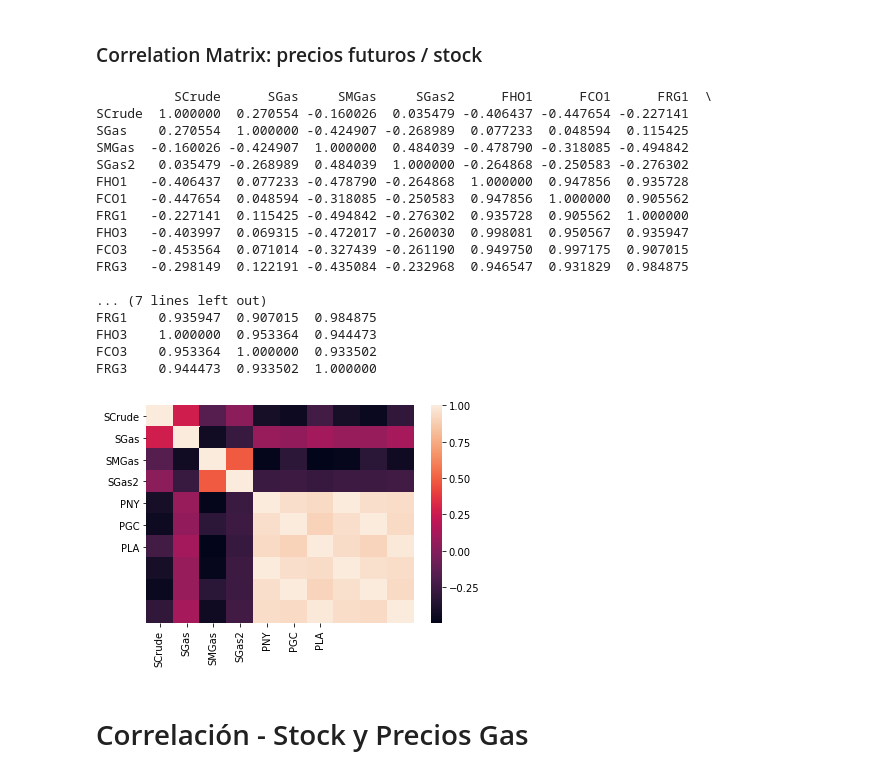
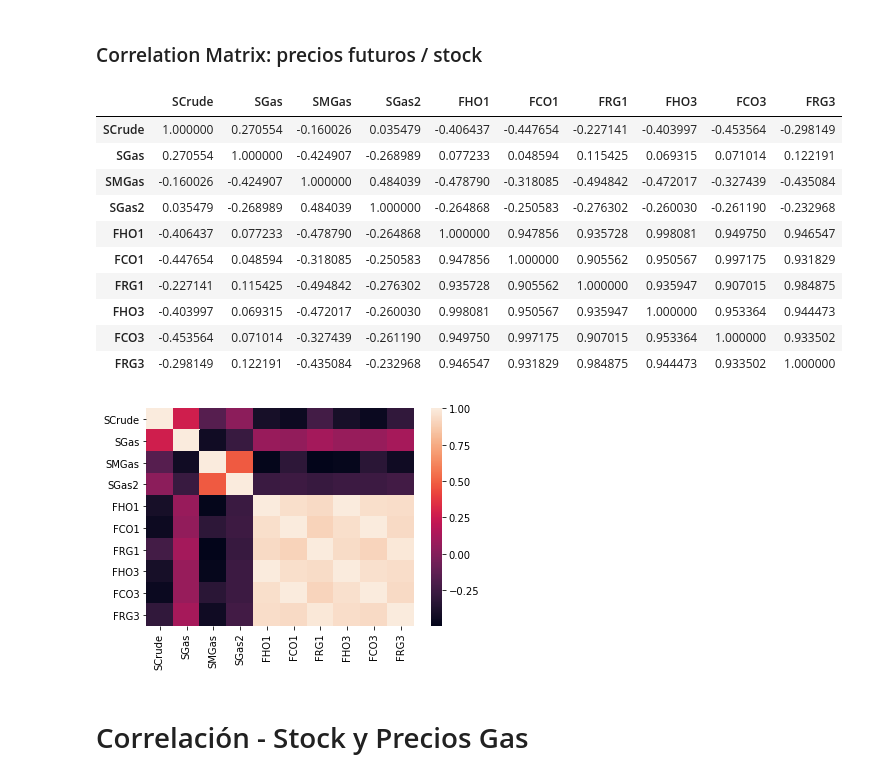
Before and after one commit to carlosqu/TesisUniandes, a Jupyter notebook: Desc+CORR_Stock&prices.ipynb, the cells around one changed output. Saved outputs shown, nothing was run; the diff lists cells and outputs as text; code cells hidden in the pictures.

```diff
--- a/Desc+CORR_Stock&prices.ipynb
+++ b/Desc+CORR_Stock&prices.ipynb
@@ -386,31 +387,25 @@ plt.show()
 # %%
 #finally...
 corr2=Y.corr()
-print(corr2)
+Y.corr()
 # %% [output]
-          SCrude      SGas     SMGas     SGas2      FHO1      FCO1      FRG1  \
-SCrude  1.000000  0.270554 -0.160026  0.035479 -0.406437 -0.447654 -0.227141
-SGas    0.270554  1.000000 -0.424907 -0.268989  0.077233  0.048594  0.115425
-SMGas  -0.160026 -0.424907  1.000000  0.484039 -0.478790 -0.318085 -0.494842
-SGas2   0.035479 -0.268989  0.484039  1.000000 -0.264868 -0.250583 -0.276302
-FHO1   -0.406437  0.077233 -0.478790 -0.264868  1.000000  0.947856  0.935728
-FCO1   -0.447654  0.048594 -0.318085 -0.250583  0.947856  1.000000  0.905562
-FRG1   -0.227141  0.115425 -0.494842 -0.276302  0.935728  0.905562  1.000000
-FHO3   -0.403997  0.069315 -0.472017 -0.260030  0.998081  0.950567  0.935947
-FCO3   -0.453564  0.071014 -0.327439 -0.261190  0.949750  0.997175  0.907015
-FRG3   -0.298149  0.122191 -0.435084 -0.232968  0.946547  0.931829  0.984875
-
-... (7 lines left out)
-FRG1    0.935947  0.907015  0.984875
-FHO3    1.000000  0.953364  0.944473
-FCO3    0.953364  1.000000  0.933502
-FRG3    0.944473  0.933502  1.000000
+|  | SCrude | SGas | SMGas | SGas2 | FHO1 | FCO1 | FRG1 | FHO3 | FCO3 | FRG3 |
+| SCrude | 1.000000 | 0.270554 | -0.160026 | 0.035479 | -0.406437 | -0.447654 | -0.227141 | -0.403997 | -0.453564 | -0.298149 |
+| SGas | 0.270554 | 1.000000 | -0.424907 | -0.268989 | 0.077233 | 0.048594 | 0.115425 | 0.069315 | 0.071014 | 0.122191 |
+| SMGas | -0.160026 | -0.424907 | 1.000000 | 0.484039 | -0.478790 | -0.318085 | -0.494842 | -0.472017 | -0.327439 | -0.435084 |
+| SGas2 | 0.035479 | -0.268989 | 0.484039 | 1.000000 | -0.264868 | -0.250583 | -0.276302 | -0.260030 | -0.261190 | -0.232968 |
+| FHO1 | -0.406437 | 0.077233 | -0.478790 | -0.264868 | 1.000000 | 0.947856 | 0.935728 | 0.998081 | 0.949750 | 0.946547 |
+| FCO1 | -0.447654 | 0.048594 | -0.318085 | -0.250583 | 0.947856 | 1.000000 | 0.905562 | 0.950567 | 0.997175 | 0.931829 |
+| FRG1 | -0.227141 | 0.115425 | -0.494842 | -0.276302 | 0.935728 | 0.905562 | 1.000000 | 0.935947 | 0.907015 | 0.984875 |
+| FHO3 | -0.403997 | 0.069315 | -0.472017 | -0.260030 | 0.998081 | 0.950567 | 0.935947 | 1.000000 | 0.953364 | 0.944473 |
+| FCO3 | -0.453564 | 0.071014 | -0.327439 | -0.261190 | 0.949750 | 0.997175 | 0.907015 | 0.953364 | 1.000000 | 0.933502 |
+| FRG3 | -0.298149 | 0.122191 | -0.435084 | -0.232968 | 0.946547 | 0.931829 | 0.984875 | 0.944473 | 0.933502 | 1.000000 |
 # %%
 #graphically
-sb.heatmap(corr2,xticklabels=corr.columns.values,yticklabels=corr.columns.values)
+sb.heatmap(Y.corr(),xticklabels=Y.corr().columns.values,yticklabels=Y.corr().columns.values)
 plt.show()
 # %% [output]
-[figure, old version]
+[figure, new version]
 # %% [markdown]
 # Correlación - Stock y Precios Gas
 # %%
```
Also changed, not shown: parts of 6 cells of this notebook.
